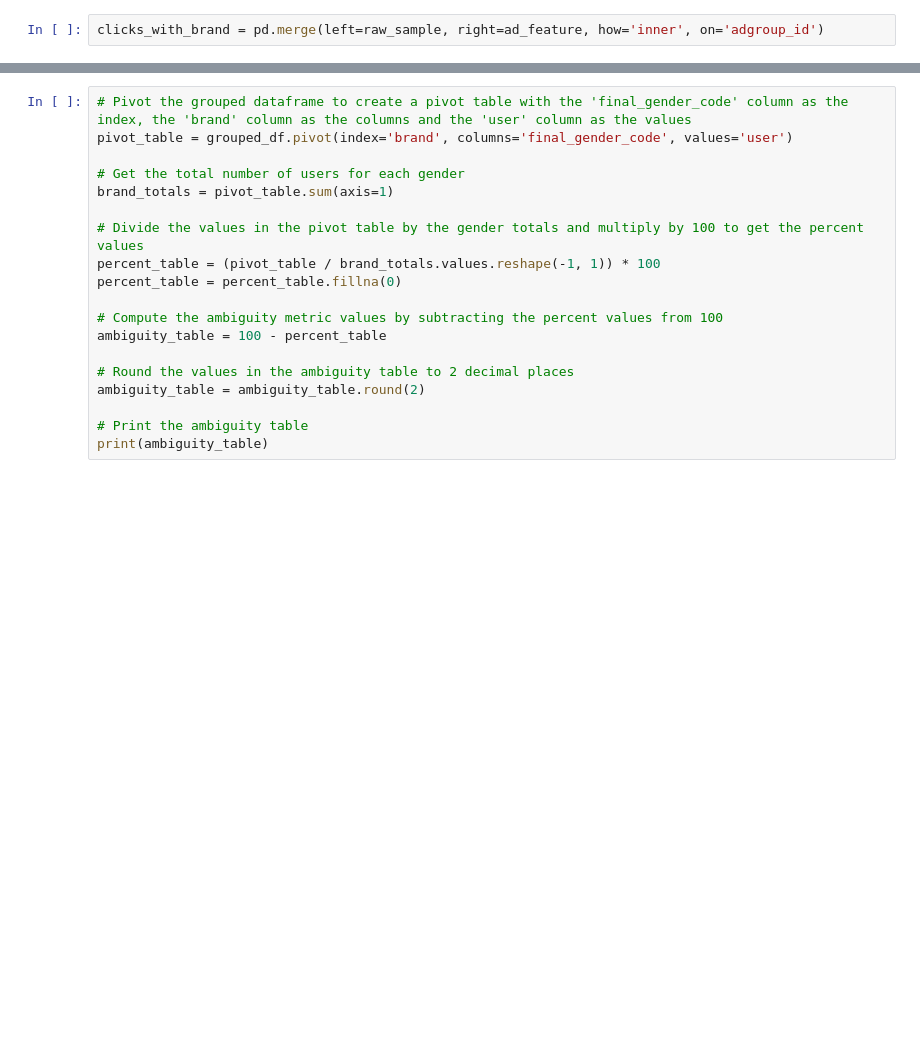
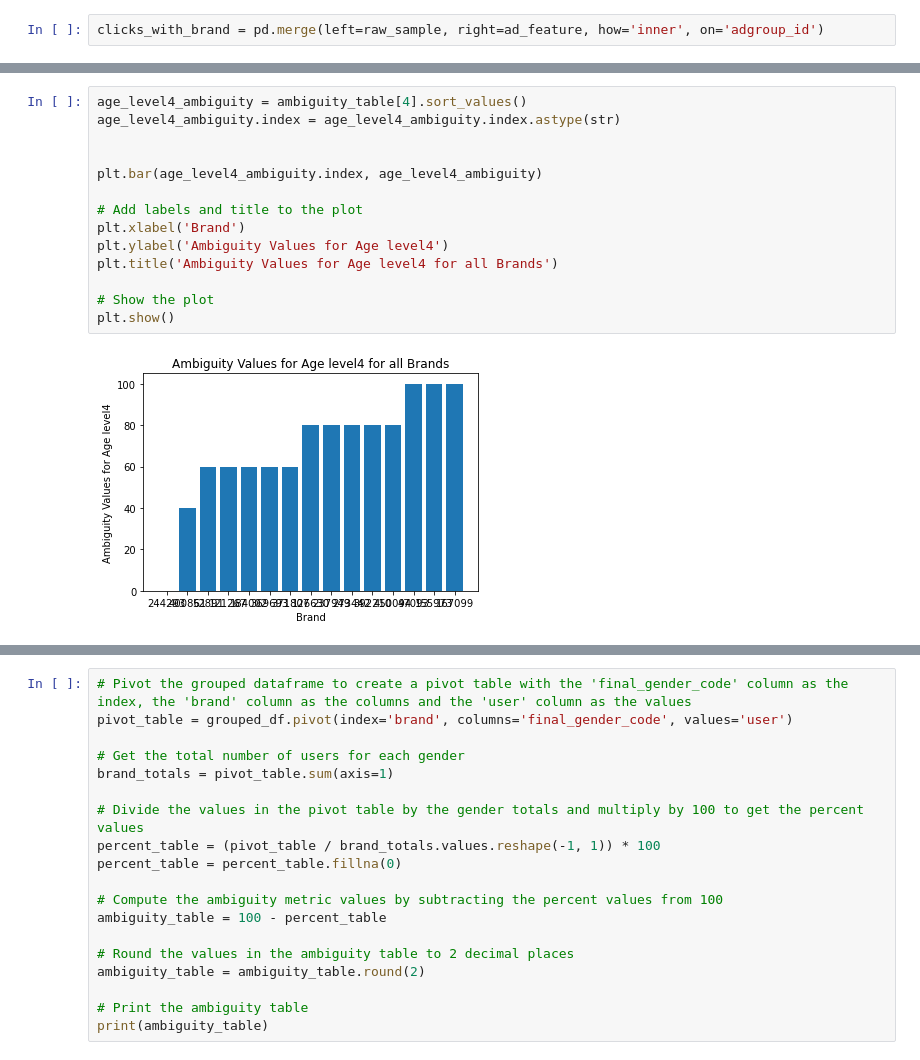
Before and after one commit to rishucoding/spml_dlrm_attacks, a Jupyter notebook: SPML.ipynb, the cells around one changed output, grey strips where cells are left out. Drawn from its saved outputs; the diff is of its cells as text; blank space fills up the shorter version.

```diff
--- a/SPML.ipynb
+++ b/SPML.ipynb
@@ -192,0 +251,16 @@ brand
+# %%
+age_level4_ambiguity = ambiguity_table[4].sort_values()
+age_level4_ambiguity.index = age_level4_ambiguity.index.astype(str)
+
+
+plt.bar(age_level4_ambiguity.index, age_level4_ambiguity)
+
+# Add labels and title to the plot
+plt.xlabel('Brand')
+plt.ylabel('Ambiguity Values for Age level4')
+plt.title('Ambiguity Values for Age level4 for all Brands')
+
+# Show the plot
+plt.show()
+# %% [output]
+[figure, added]
```
Also changed, not shown: parts of 21 cells of this notebook.
